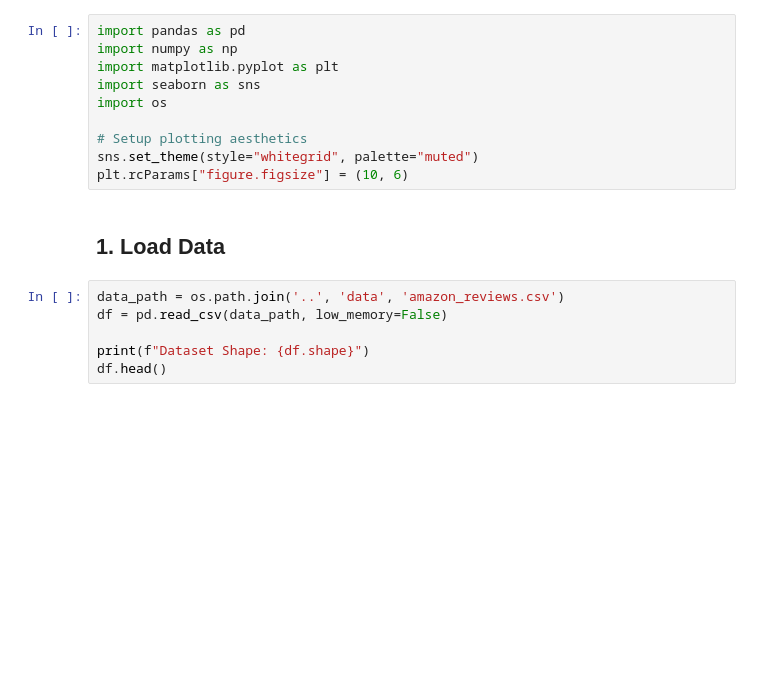
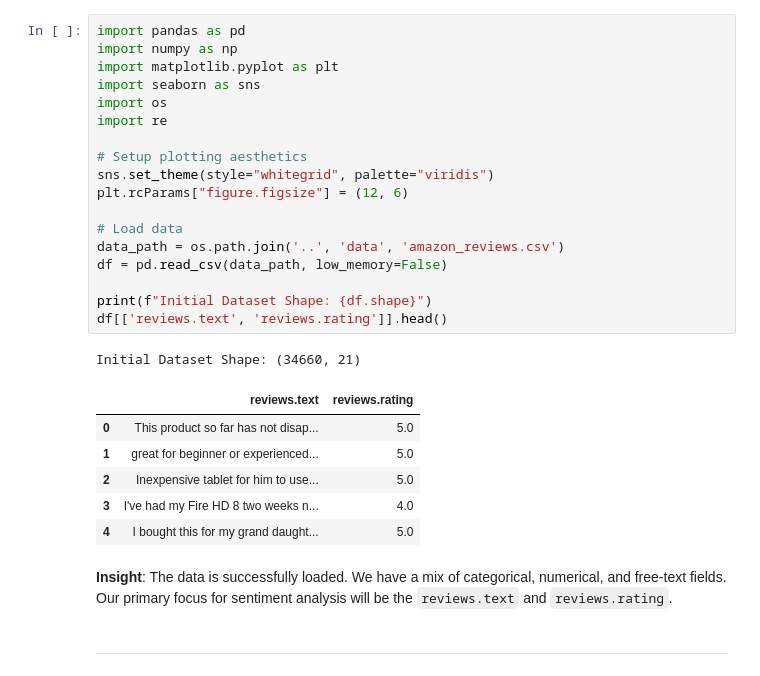
Before and after one commit to soltsega/Natural-Langugage-Processing---Sentiment-Analysis-on-Product-Reviews, a Jupyter notebook: notebooks/01_advanced_eda.ipynb, the cells around one changed output. Cells and saved outputs as stored; diff of their text form; blank space fills up the shorter version.

```diff
--- a/notebooks/01_advanced_eda.ipynb
+++ b/notebooks/01_advanced_eda.ipynb
@@ -11,18 +18,30 @@ This notebook covers Phase 2 of the project: Advanced Exploratory Data Analysis.
 # %%
 import pandas as pd
 import numpy as np
 import matplotlib.pyplot as plt
 import seaborn as sns
 import os
+import re
 
 # Setup plotting aesthetics
-sns.set_theme(style="whitegrid", palette="muted")
-plt.rcParams["figure.figsize"] = (10, 6)
+sns.set_theme(style="whitegrid", palette="viridis")
+plt.rcParams["figure.figsize"] = (12, 6)
+
+# Load data
+data_path = os.path.join('..', 'data', 'amazon_reviews.csv')
+df = pd.read_csv(data_path, low_memory=False)
+
+print(f"Initial Dataset Shape: {df.shape}")
+df[['reviews.text', 'reviews.rating']].head()
+# %% [output]
+Initial Dataset Shape: (34660, 21)
+|  | reviews.text | reviews.rating |
+| 0 | This product so far has not disap... | 5.0 |
+| 1 | great for beginner or experienced... | 5.0 |
+| 2 | Inexpensive tablet for him to use... | 5.0 |
+| 3 | I've had my Fire HD 8 two weeks n... | 4.0 |
+| 4 | I bought this for my grand daught... | 5.0 |
-# %% [markdown]
-## 1. Load Data
-# %%
-data_path = os.path.join('..', 'data', 'amazon_reviews.csv')
-df = pd.read_csv(data_path, low_memory=False)
-
-print(f"Dataset Shape: {df.shape}")
-df.head()
+# %% [markdown]
+**Insight**: The data is successfully loaded. We have a mix of categorical, numerical, and free-text fields. Our primary focus for sentiment analysis will be the `reviews.text` and `reviews.rating`.
+# %% [markdown]
+---
```
Also changed, not shown: parts of 18 cells of this notebook.
